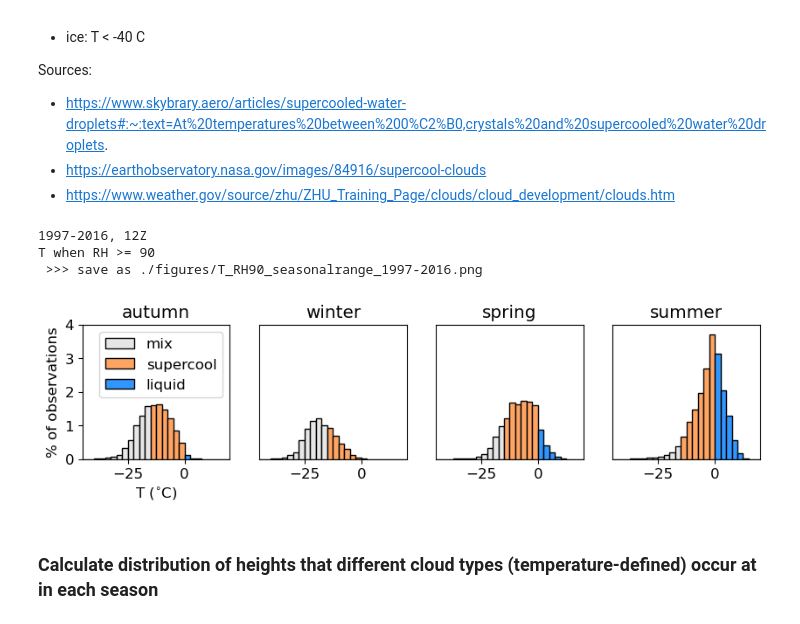
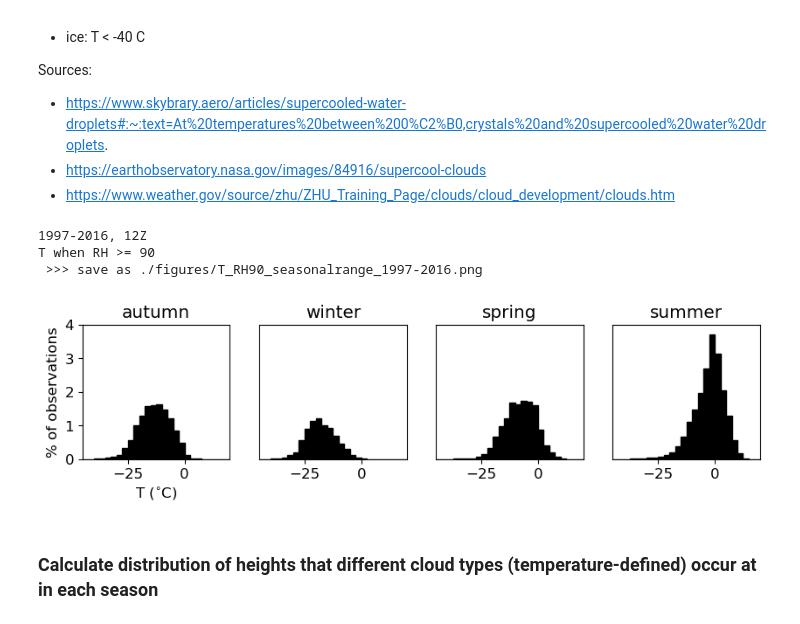
Before and after one commit to mackenziejewell/ArcticClouds_SoundingAnalysis, a Jupyter notebook: 6_plot.ipynb, the cells around one changed output. Cells and saved outputs as stored; diff of their text form; code cells hidden in the pictures.

```diff
--- a/6_plot.ipynb
+++ b/6_plot.ipynb
@@ -46,7 +46,7 @@ bin_edges = np.arange(bin_min,bin_max+width,width)
 bin_centers = np.arange(bin_min+width/2,bin_max,width)
 
 
-fig, axs = plt.subplots(1,len(seasons), figsize=(7,2))
+fig, axs = plt.subplots(1,len(seasons), figsize=(6.5,2))
 
 for ss, season in enumerate(seasons):
 
@@ -114,7 +114,7 @@ bin_centers = np.arange(bin_min+width/2,bin_max,width)
 
 
 
-fig, axs = plt.subplots(1,len(seasons), figsize=(6,2))
+fig, axs = plt.subplots(1,len(seasons), figsize=(6.5,2))
 
 for ss, season in enumerate(seasons):
 
@@ -150,7 +150,7 @@ for ss, season in enumerate(seasons):
 
 # colorbar
 cbar_ax = fig.add_axes([0.925, 0.15, 0.025, 0.7])
-fig.colorbar(dens, label='density ($\\times 10^{-2}$)', cax=cbar_ax)
+fig.colorbar(dens, label='density ($\\times 10^{-2}$)', cax=cbar_ax, ticks=[0,5,10])
 
 # save
 savename = f'./figures/T_seasonalrange_{ds.year[0].values}-{ds.year[-1].values}.png'
@@ -184,6 +184,7 @@ seasons = ['autumn', 'winter', 'spring', 'summer']
 colors = ['blue', 'dodgerblue', 'indianred', 'darkorange']
 rh_thresh = 90
 hours = [12]
+show_cloud_type = False
 #============================================================
 
 fig, axs = plt.subplots(1,len(seasons), figsize=(10,2))
@@ -199,39 +200,46 @@ for ss, season in enumerate(seasons):
     # open seasonal data
     ds = xr.open_dataset(f'./figures/{season}_1997-2016.nc')
 
     # find total counts of 'clouds' in different temperature bins
     hist_out = np.histogram(ds.T.values[ds.RH >= rh_thresh], bins=bin_edges)
 
     # plot cloud occurence counts per total observations (times 100 to give % of total obs)
     # find total obs #
     total_obs = (np.isnan(ds.RH)==False).sum(dim='doy').sum(dim='year').sum(dim='h').data
-    axs[ss].bar(bin_centers[(bin_centers<=-15)], 100*hist_out[0][(bin_centers<=-15)]/107770, width = width, facecolor=[0.9,0.9,0.9], edgecolor='k', alpha=1, label='mix')
-    axs[ss].bar(bin_centers[(bin_centers<0)&(bin_centers>-15)], 100*hist_out[0][(bin_centers<0)&(bin_centers>-15)]/107770, width = width, facecolor=[255/255,165/255, 100/255], edgecolor='k', alpha=1, label='supercool')
-    axs[ss].bar(bin_centers[bin_centers>=0], 100*hist_out[0][bin_centers>=0]/107770, width = width, facecolor=[50/255,150/255,255/255], edgecolor='k', alpha=1, label='liquid')
+
+    if show_cloud_type == True:
+        axs[ss].bar(bin_centers[(bin_centers<=-15)], 100*hist_out[0][(bin_centers<=-15)]/107770, width = width, facecolor=[0.9,0.9,0.9], edgecolor='k', alpha=1, label='mix')
+        axs[ss].bar(bin_centers[(bin_centers<0)&(bin_centers>-15)], 100*hist_out[0][(bin_centers<0)&(bin_centers>-15)]/107770, width = width, facecolor=[255/255,165/255, 100/255], edgecolor='k', alpha=1, label='supercool')
+        axs[ss].bar(bin_centers[bin_centers>=0], 100*hist_out[0][bin_centers>=0]/107770, width = width, facecolor=[50/255,150/255,255/255], edgecolor='k', alpha=1, label='liquid')
+        if ss == 0:
+            axs[ss].legend()
+    else:
+        axs[ss].bar(bin_centers[(bin_centers<=-15)], 100*hist_out[0][(bin_centers<=-15)]/107770, width = width, facecolor='k', edgecolor='k', alpha=1, label='mix')
+        axs[ss].bar(bin_centers[(bin_centers<0)&(bin_centers>-15)], 100*hist_out[0][(bin_centers<0)&(bin_centers>-15)]/107770, width = width, facecolor='k', edgecolor='k', alpha=1, label='supercool')
+        axs[ss].bar(bin_centers[bin_centers>=0], 100*hist_out[0][bin_centers>=0]/107770, width = width, facecolor='k', edgecolor='k', alpha=1, label='liquid')
 
     # plot labels
     axs[ss].set_title(f'{season}')
     axs[ss].set_xlim(-45,20)
     axs[ss].set_ylim(0,4)
     if ss == 0:
         axs[ss].set_ylabel('% of observations')
         axs[ss].set_xlabel('T ($^{\circ}$C)')
     if ss > 0:
         axs[ss].set_yticks([])
-    if ss == 0:
-        axs[ss].legend()
+
 
 print(f'{ds.year[0].values}-{ds.year[-1].values}, {hours[0]}Z\nT when RH >= {rh_thresh}')
 
 # save
 savename = f'./figures/T_RH{rh_thresh}_seasonalrange_{ds.year[0].values}-{ds.year[-1].values}.png'
 print(f' >>> save as {savename}')
 fig.savefig(savename, transparent=True, bbox_inches='tight', pad_inches=0, dpi=300)
 # %% [output]
 1997-2016, 12Z
 T when RH >= 90
  >>> save as ./figures/T_RH90_seasonalrange_1997-2016.png
-[figure, old version]
+[figure, new version]
 # %% [markdown]
 ### Calculate distribution of heights that different cloud types (temperature-defined) occur at in each season
 # %%
```
Also changed, not shown: parts of 11 cells of this notebook, 22 other files.
